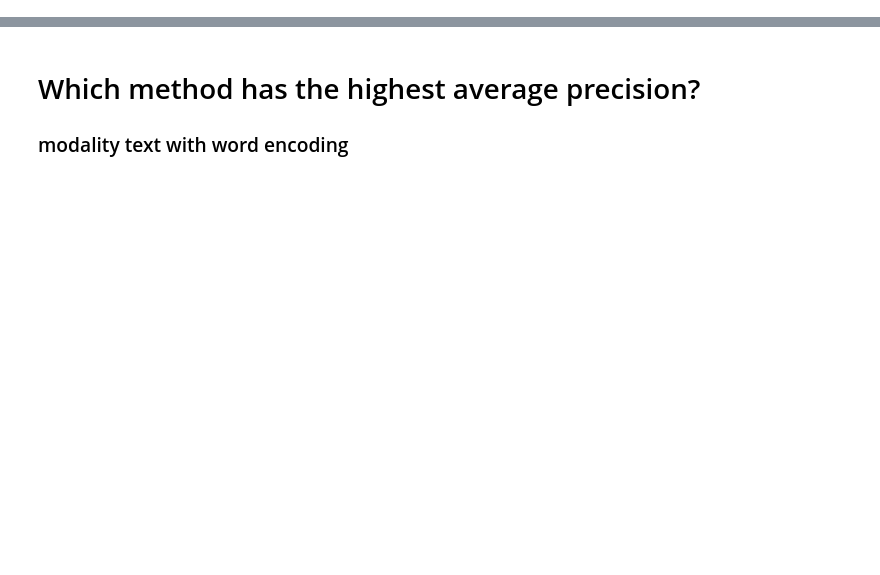
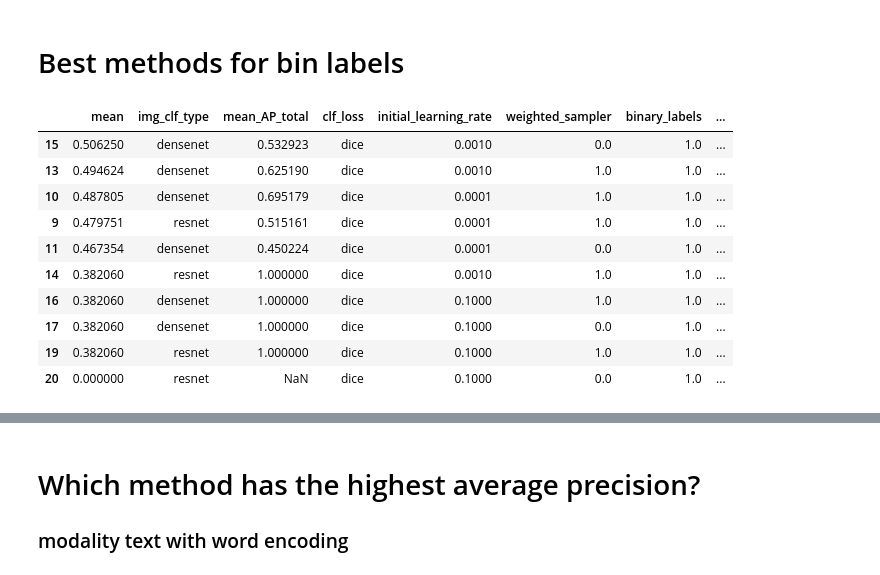
Before and after one commit to Jimmy2027/MoPoE-MIMIC, a Jupyter notebook: mimic/notebooks/trained_clf_exploration.ipynb, the cells around one changed output, grey strips where cells are left out. Saved outputs shown, nothing was run; the diff lists cells and outputs as text; code cells hidden in the pictures; blank space fills up the shorter version.

```diff
--- a/mimic/notebooks/trained_clf_exploration.ipynb
+++ b/mimic/notebooks/trained_clf_exploration.ipynb
@@ -8,2 +8,27 @@ experiments_dataframe_path = Path(os.path.abspath("trained_clf_exploration.ipynb
 # %%
 df = pd.read_csv(experiments_dataframe_path)
+# %%
+eval_columns = ['dice']
+# %% [markdown]
+# Best methods for bin labels
+# %%
+show_cols = ['img_clf_type', 'mean_AP_total', 'clf_loss','initial_learning_rate', 'weighted_sampler','binary_labels', 'modality', 'text_encoding', 'total_epochs',*eval_columns ]
+temp_exp_df = df.dropna(subset= [*eval_columns])
+
+sub_df = temp_exp_df.loc[(temp_exp_df['binary_labels'] == 1)& (temp_exp_df['total_epochs'] > 4), show_cols]
+df_stats = sub_df[[ *eval_columns]].apply(pd.DataFrame.describe, axis=1)
+
+sub_dfdf = sub_df.merge(df_stats, left_index=True, right_index = True)
+sub_dfdf[['mean',*show_cols]].sort_values(by=['mean'], ascending=False)
+# %% [output]
+|  | mean | img_clf_type | mean_AP_total | clf_loss | initial_learning_rate | weighted_sampler | binary_labels | ... |
+| 15 | 0.506250 | densenet | 0.532923 | dice | 0.0010 | 0.0 | 1.0 | ... |
+| 13 | 0.494624 | densenet | 0.625190 | dice | 0.0010 | 1.0 | 1.0 | ... |
+| 10 | 0.487805 | densenet | 0.695179 | dice | 0.0001 | 1.0 | 1.0 | ... |
+| 9 | 0.479751 | resnet | 0.515161 | dice | 0.0001 | 1.0 | 1.0 | ... |
+| 11 | 0.467354 | densenet | 0.450224 | dice | 0.0001 | 0.0 | 1.0 | ... |
+| 14 | 0.382060 | resnet | 1.000000 | dice | 0.0010 | 1.0 | 1.0 | ... |
+| 16 | 0.382060 | densenet | 1.000000 | dice | 0.1000 | 1.0 | 1.0 | ... |
+| 17 | 0.382060 | densenet | 1.000000 | dice | 0.1000 | 0.0 | 1.0 | ... |
+| 19 | 0.382060 | resnet | 1.000000 | dice | 0.1000 | 1.0 | 1.0 | ... |
+| 20 | 0.000000 | resnet | NaN | dice | 0.1000 | 0.0 | 1.0 | ... |
```
Also changed, not shown: parts of 4 cells of this notebook, 27 other files.
